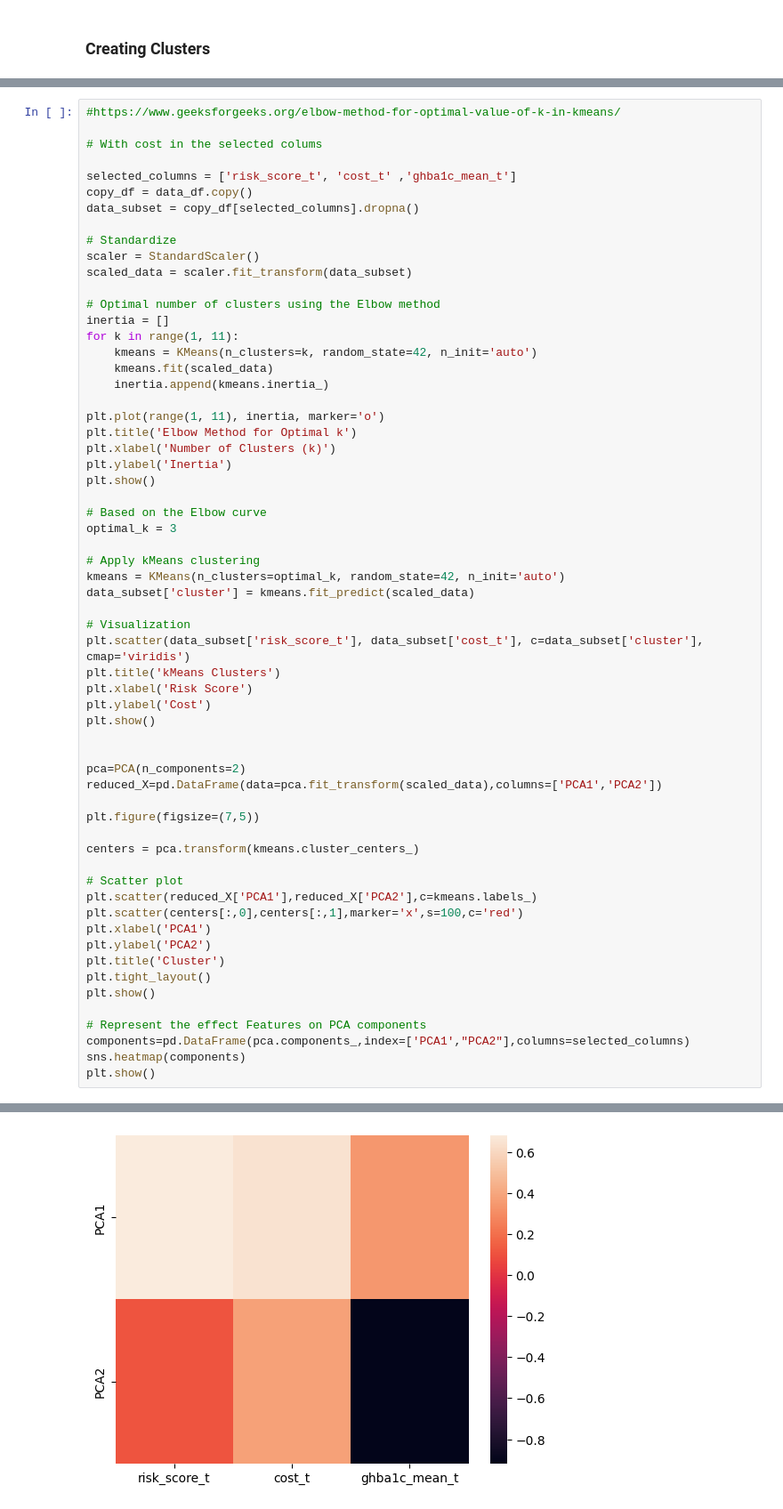
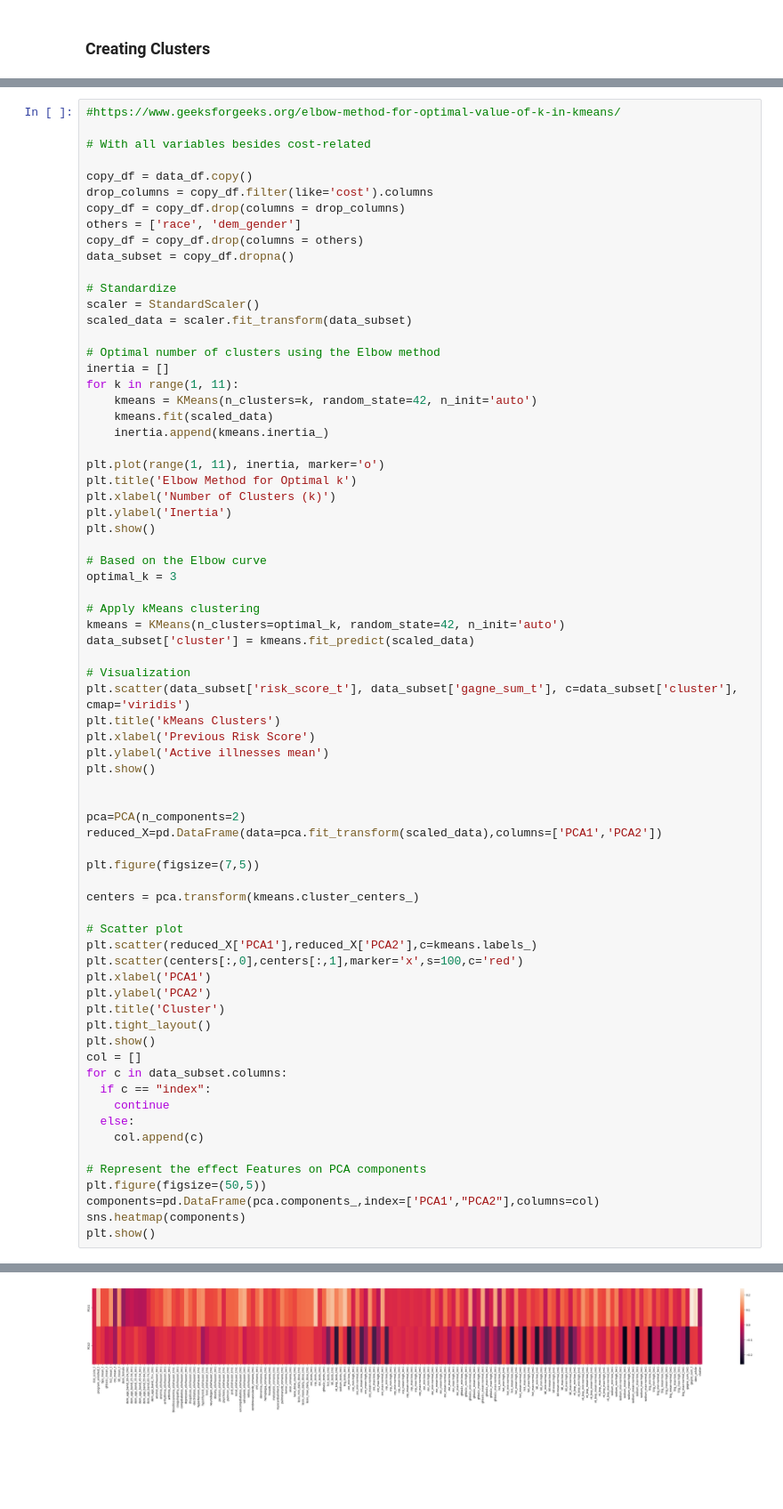
Before and after one commit to KSreeram28/CS-333-Group-Project, a Jupyter notebook: CS_333_Technical_Demo_.ipynb, the cells around one changed output, grey strips where cells are left out. Shown at 89% size. Cells and saved outputs as stored; diff of their text form; blank space fills up the shorter version.

Commit message:
feat: clustering w/ all variables besides cost

```diff
--- a/CS_333_Technical_Demo_.ipynb
+++ b/CS_333_Technical_Demo_.ipynb
@@ -335,11 +334,14 @@ plt.show()
 # %%
 #https://www.geeksforgeeks.org/elbow-method-for-optimal-value-of-k-in-kmeans/
 
-# With cost in the selected colums
+# With all variables besides cost-related
 
-selected_columns = ['risk_score_t', 'cost_t' ,'ghba1c_mean_t']
 copy_df = data_df.copy()
-data_subset = copy_df[selected_columns].dropna()
+drop_columns = copy_df.filter(like='cost').columns
+copy_df = copy_df.drop(columns = drop_columns)
+others = ['race', 'dem_gender']
+copy_df = copy_df.drop(columns = others)
+data_subset = copy_df.dropna()
 
 # Standardize
 scaler = StandardScaler()
@@ -366,10 +368,10 @@ kmeans = KMeans(n_clusters=optimal_k, random_state=42, n_init='auto')
 data_subset['cluster'] = kmeans.fit_predict(scaled_data)
 
 # Visualization
-plt.scatter(data_subset['risk_score_t'], data_subset['cost_t'], c=data_subset['cluster'], cmap='viridis')
+plt.scatter(data_subset['risk_score_t'], data_subset['gagne_sum_t'], c=data_subset['cluster'], cmap='viridis')
 plt.title('kMeans Clusters')
-plt.xlabel('Risk Score')
-plt.ylabel('Cost')
+plt.xlabel('Previous Risk Score')
+plt.ylabel('Active illnesses mean')
 plt.show()
 
 
@@ -388,9 +390,16 @@ plt.ylabel('PCA2')
 plt.title('Cluster')
 plt.tight_layout()
 plt.show()
+col = []
+for c in data_subset.columns:
+  if c == "index":
+    continue
+  else:
+    col.append(c)
 
 # Represent the effect Features on PCA components
-components=pd.DataFrame(pca.components_,index=['PCA1',"PCA2"],columns=selected_columns)
+plt.figure(figsize=(50,5))
+components=pd.DataFrame(pca.components_,index=['PCA1',"PCA2"],columns=col)
 sns.heatmap(components)
 plt.show()
 # %% [output]
@@ -400 +414 @@ plt.show()
-[figure, old version]
+[figure, new version]
```
Also changed, not shown: parts of 4 cells of this notebook.
